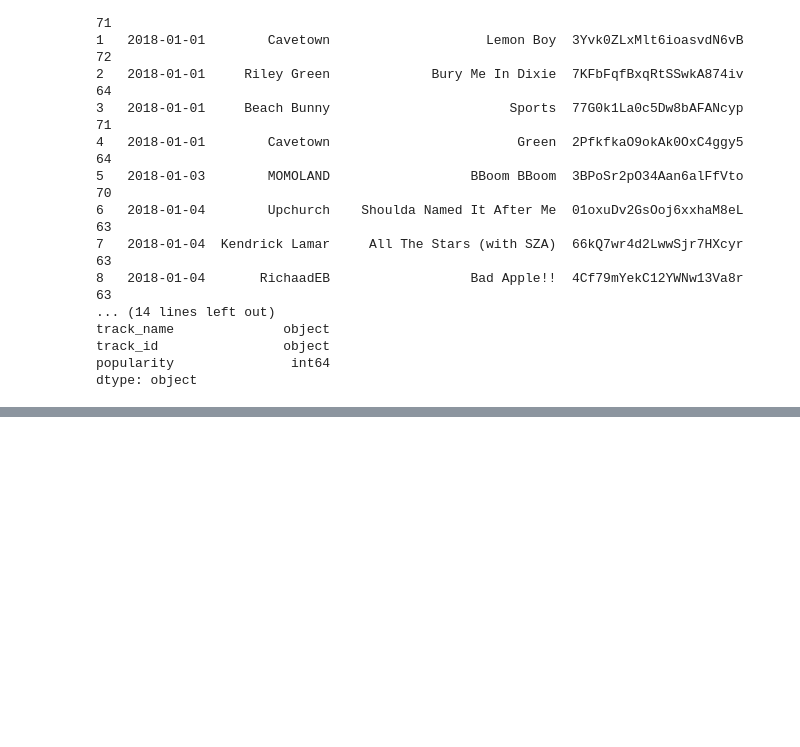
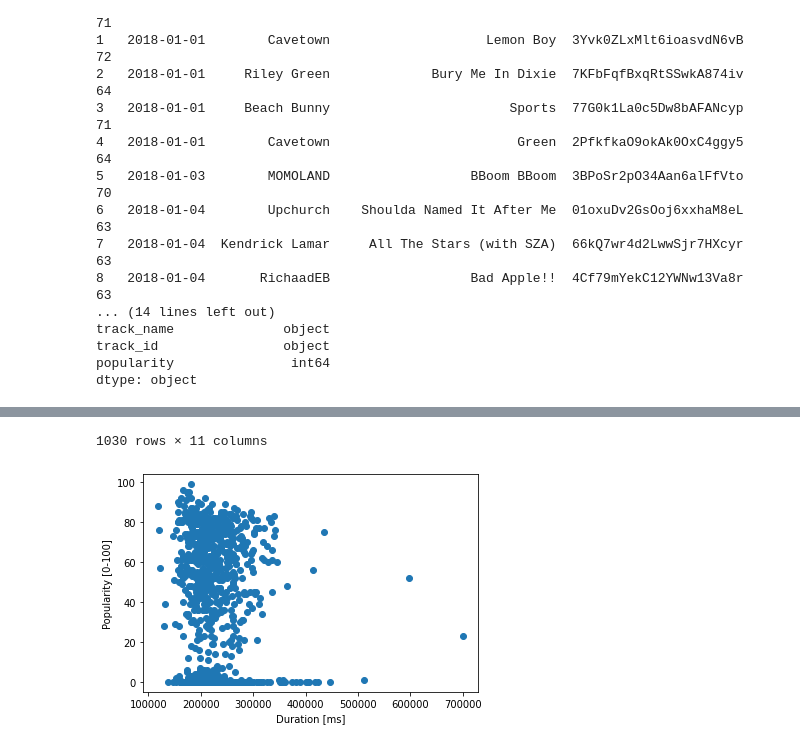
Before and after one commit to AndersBennedsgaard/Spotify-recommendation-project, a Jupyter notebook: analysis.ipynb, the cells around one changed output, grey strips where cells are left out. Saved outputs shown, nothing was run; the diff lists cells and outputs as text; code cells hidden in the pictures; blank space fills up the shorter version.

Commit message:
Extracted playlist tracks and started looking at features

```diff
--- a/analysis.ipynb
+++ b/analysis.ipynb
@@ -155,0 +146,17 @@ track_results['items'][0]['track']['artists']
+# %%
+artists_df = pd.DataFrame(artists, columns=[f"Artist {i + 1}" for i in range(max(map(len, artists)))])
+
+favorites_df = pd.DataFrame(
+    {
+        'release_date': release_date,
+        'track_name': track_name,
+        'duration_ms': duration_ms,
+        'popularity': popularity,
+        'track_id': track_id
+    }
+)
+favorites_df['release_date'] = pd.to_datetime(favorites_df['release_date'])
+
+favorites_df = pd.concat([favorites_df, artists_df], axis=1)
+favorites_df.sort_values(by='release_date', inplace=True, ascending=False, ignore_index=True)
+favorites_df
@@ -155,0 +177,11 @@ track_results['items'][0]['track']['artists']
+# %%
+cols = favorites_df.columns
+cols = cols[[0, 1, 5, 6, 7, 8, 9, 10, 3, 2, 4]]
+favorites_df = favorites_df[cols]
+
+plt.scatter(favorites_df['duration_ms'], favorites_df['popularity'])
+plt.xlabel('Duration [ms]')
+plt.ylabel('Popularity [0-100]')
+
+favorites_df
+# %% [output]
@@ -155,0 +200,2 @@ track_results['items'][0]['track']['artists']
+1030 rows × 11 columns
+[figure, added]
```
Also changed, not shown: parts of 8 cells of this notebook.
